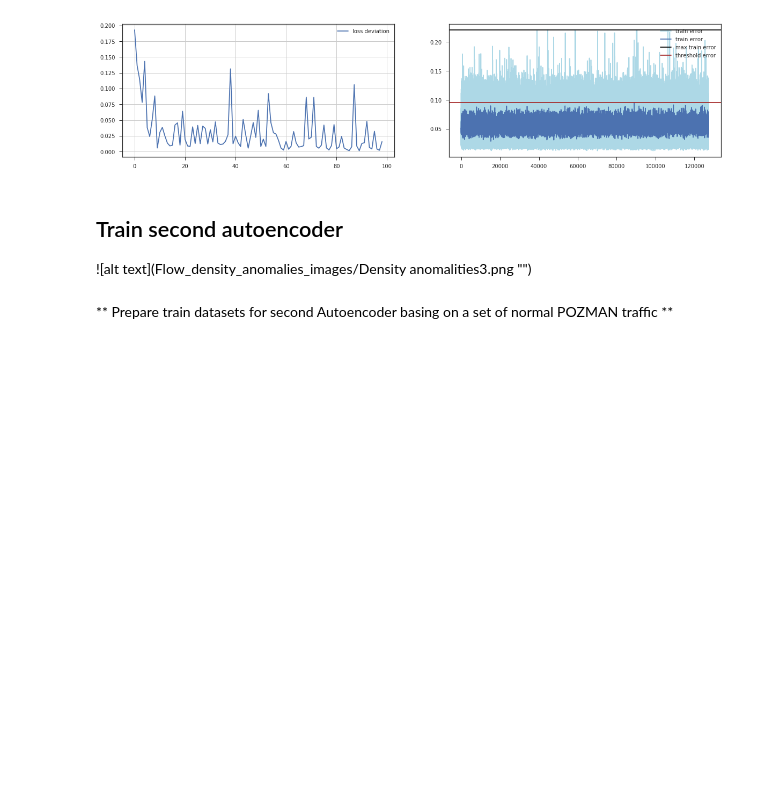
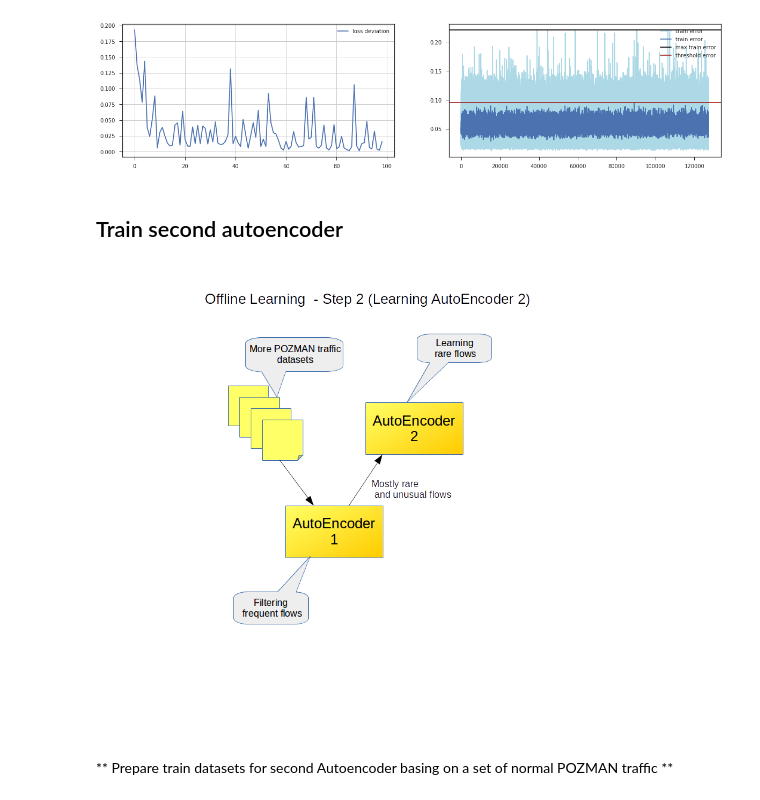
Before and after one commit to damomeen/machine_learning_various, a Jupyter notebook: DP_density_based_novelity_detection.ipynb, the cells around one changed output. Drawn from its saved outputs; the diff is of its cells as text; code cells hidden in the pictures; blank space fills up the shorter version.

```diff
--- a/DP_density_based_novelity_detection.ipynb
+++ b/DP_density_based_novelity_detection.ipynb
@@ -440,7 +445,10 @@ Input: 22, hidden: 6
 [figure]
 # %% [markdown]
 ## Train second autoencoder
-![alt text](Flow_density_anomalies_images/Density anomalities3.png "")
+# %%
+display(Image(filename='Flow_density_anomalies_images/Density anomalities3.png', embed=True))
+# %% [output]
+[figure, added]
 # %% [markdown]
 ** Prepare train datasets for second Autoencoder basing on a set of normal POZMAN traffic **
 # %% [markdown]
```
Also changed, not shown: parts of 8 cells of this notebook.
